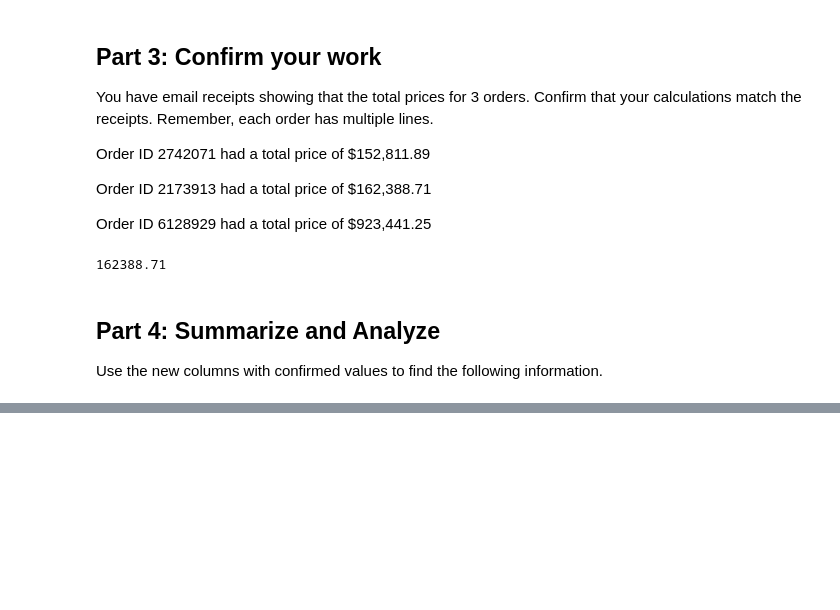
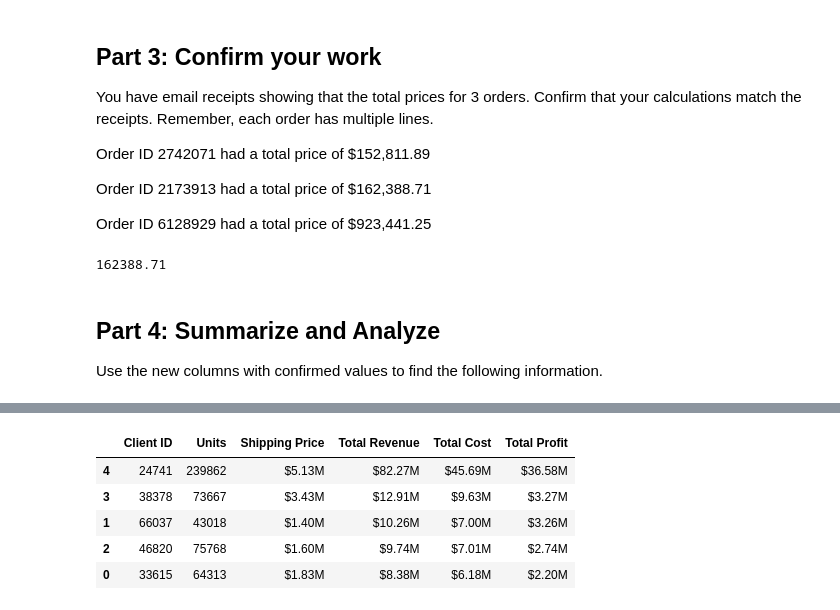
Before and after one commit to jackievo3/pandas-challenge-1., a Jupyter notebook: module_4_challenge.ipynb, the cells around one changed output, grey strips where cells are left out. Cells and saved outputs as stored; diff of their text form; code cells hidden in the pictures; blank space fills up the shorter version.

```diff
--- a/module_4_challenge.ipynb
+++ b/module_4_challenge.ipynb
@@ -214,5 +244,25 @@ Use the new columns with confirmed values to find the following information.
 # Format the data and rename the columns
 # to names suitable for presentation.
 # Currency should be in millions of dollars.
+money_cols=["line_price", "shipping_price", "line_cost", "line_profit"]
+def format_currency(amount):
+    return f"${amount/1000000:.2f}M"
+for col in money_cols:
+    summary_df[col]=summary_df[col].apply(format_currency)
 # %%
 # Sort the updated data by "Total Profit" form highest to lowest
+rename_dict={"client_id":"Client ID",
+                "qty":"Units",
+                "shipping_price":"Shipping Price",
+                "line_price":"Total Revenue",
+                "line_cost": "Total Cost",
+                "line_profit":"Total Profit"}
+summary_df.rename(columns=rename_dict,inplace=True)
+summary_df.sort_values("Total Profit",ascending=False)
+# %% [output]
+|  | Client ID | Units | Shipping Price | Total Revenue | Total Cost | Total Profit |
+| 4 | 24741 | 239862 | $5.13M | $82.27M | $45.69M | $36.58M |
+| 3 | 38378 | 73667 | $3.43M | $12.91M | $9.63M | $3.27M |
+| 1 | 66037 | 43018 | $1.40M | $10.26M | $7.00M | $3.26M |
+| 2 | 46820 | 75768 | $1.60M | $9.74M | $7.01M | $2.74M |
+| 0 | 33615 | 64313 | $1.83M | $8.38M | $6.18M | $2.20M |
```
Also changed, not shown: parts of 5 cells of this notebook.
